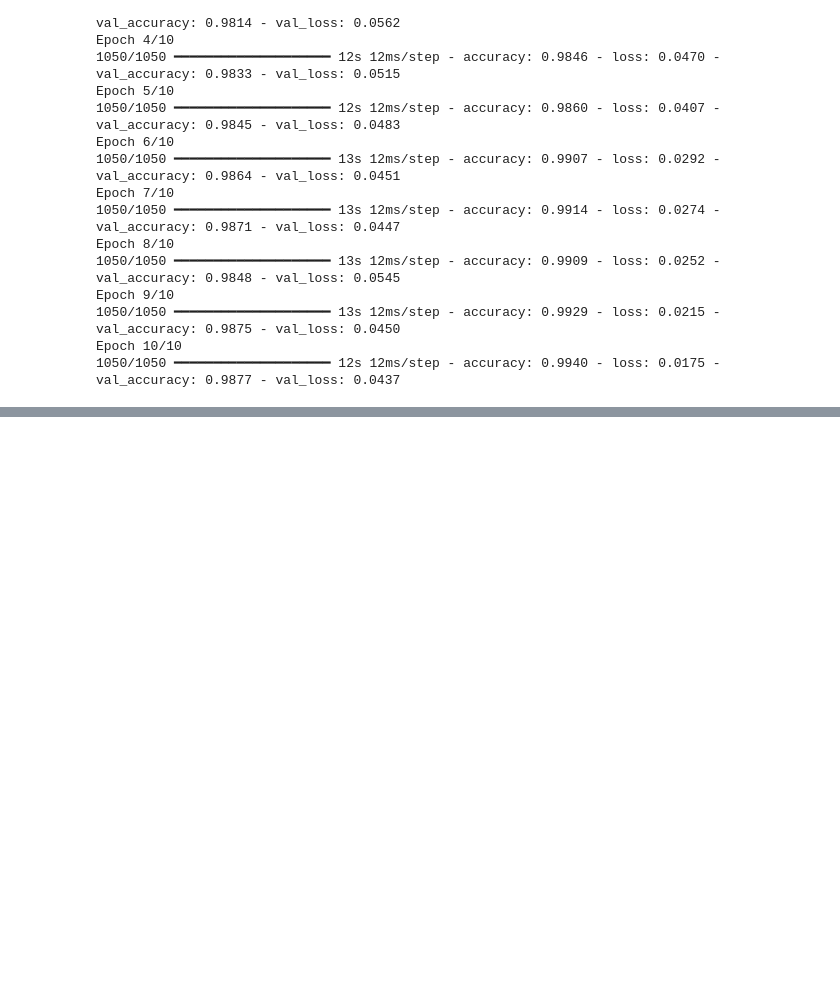
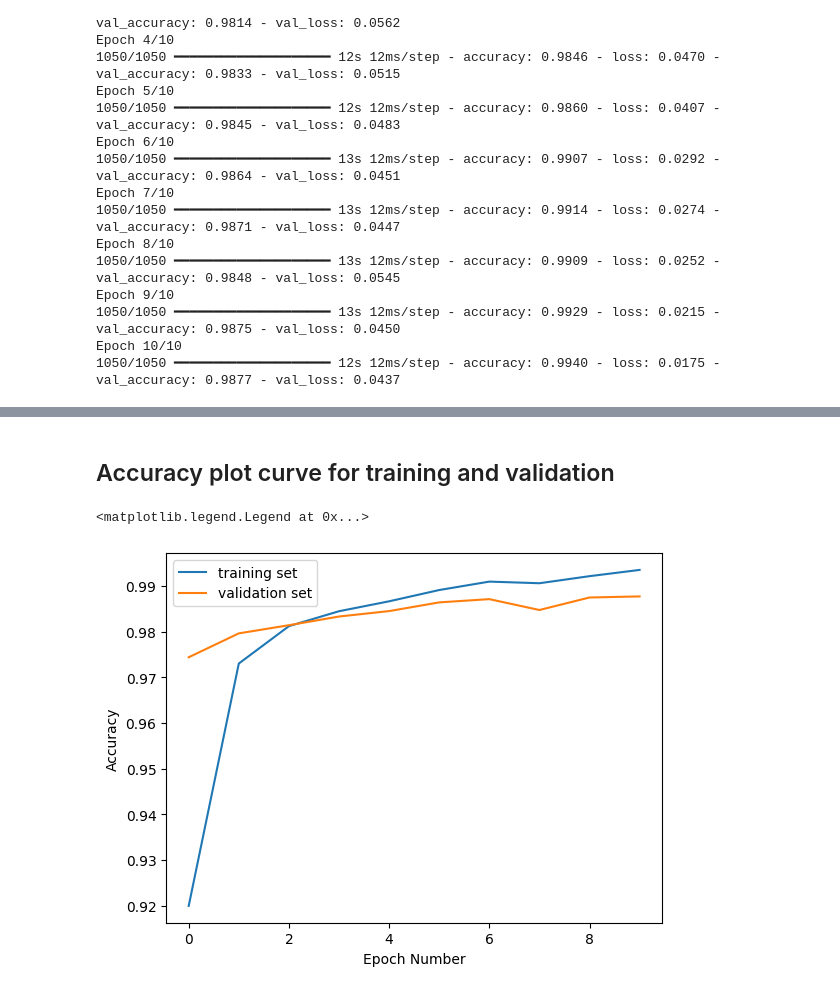
Before and after one commit to Nishitha0730/Digit-Recognizer, a Jupyter notebook: digit-recognizer.ipynb, the cells around one changed output, grey strips where cells are left out. Saved outputs shown, nothing was run; the diff lists cells and outputs as text; code cells hidden in the pictures; blank space fills up the shorter version.

```diff
--- a/digit-recognizer.ipynb
+++ b/digit-recognizer.ipynb
@@ -346,0 +358,11 @@ Epoch 10/10
+# %% [markdown]
+## Accuracy plot curve for training and validation
+# %%
+plt.xlabel('Epoch Number')
+plt.ylabel('Accuracy')
+plt.plot(training_history.history['accuracy'], label='training set')
+plt.plot(training_history.history['val_accuracy'], label='validation set')
+plt.legend()
+# %% [output]
+<matplotlib.legend.Legend at 0x...>
+[figure, added]
```
Also changed, not shown: parts of 2 cells of this notebook.
